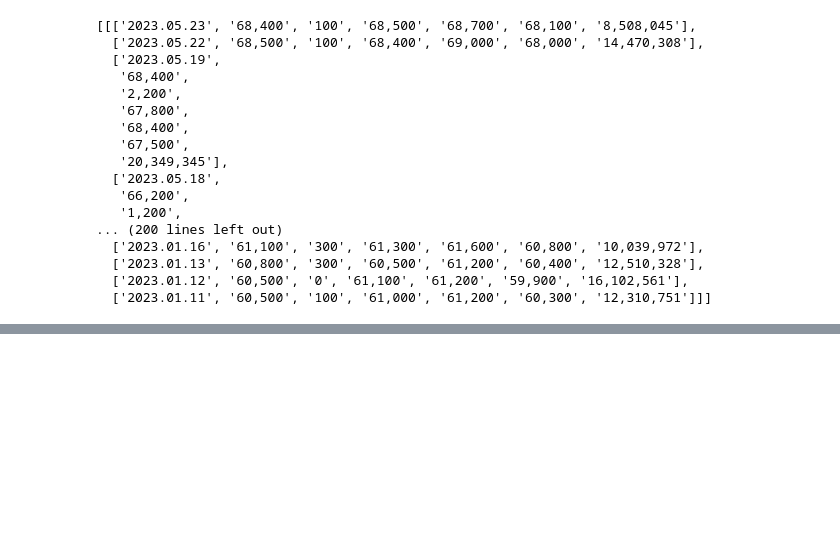
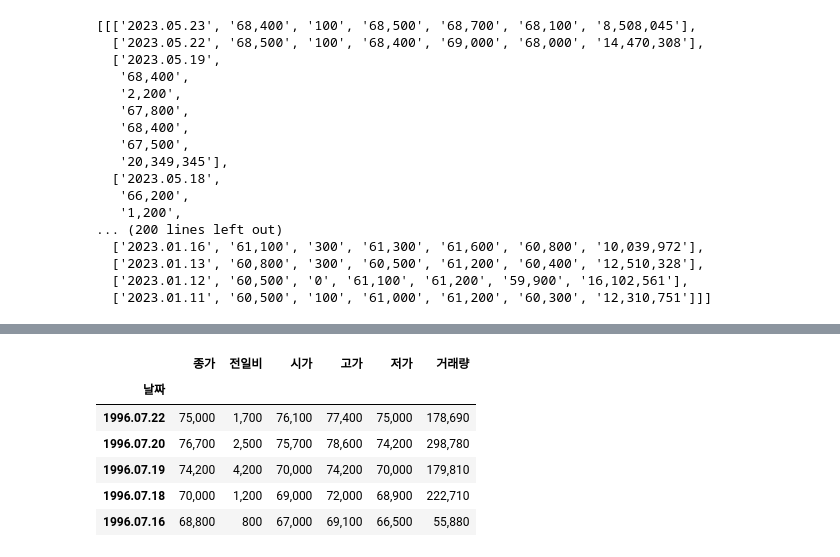
Before and after one commit to ohbumjun/DataAnalysis_DollarInvestment, a Jupyter notebook: WebCrawlingClass/Naver Finance.ipynb, the cells around one changed output, grey strips where cells are left out. Saved outputs shown, nothing was run; the diff lists cells and outputs as text; code cells hidden in the pictures; blank space fills up the shorter version.

```diff
--- a/WebCrawlingClass/Naver Finance.ipynb
+++ b/WebCrawlingClass/Naver Finance.ipynb
@@ -217,0 +256,12 @@ total_data_list
+# %%
+# "날짜" 열 부터 출력
+df = df.set_index("날짜")
+df.head()
+# %% [output]
+|  | 종가 | 전일비 | 시가 | 고가 | 저가 | 거래량 |
+| 날짜 |  |  |  |  |  |  |
+| 1996.07.22 | 75,000 | 1,700 | 76,100 | 77,400 | 75,000 | 178,690 |
+| 1996.07.20 | 76,700 | 2,500 | 75,700 | 78,600 | 74,200 | 298,780 |
+| 1996.07.19 | 74,200 | 4,200 | 70,000 | 74,200 | 70,000 | 179,810 |
+| 1996.07.18 | 70,000 | 1,200 | 69,000 | 72,000 | 68,900 | 222,710 |
+| 1996.07.16 | 68,800 | 800 | 67,000 | 69,100 | 66,500 | 55,880 |
```
Also changed, not shown: parts of 7 cells of this notebook.
